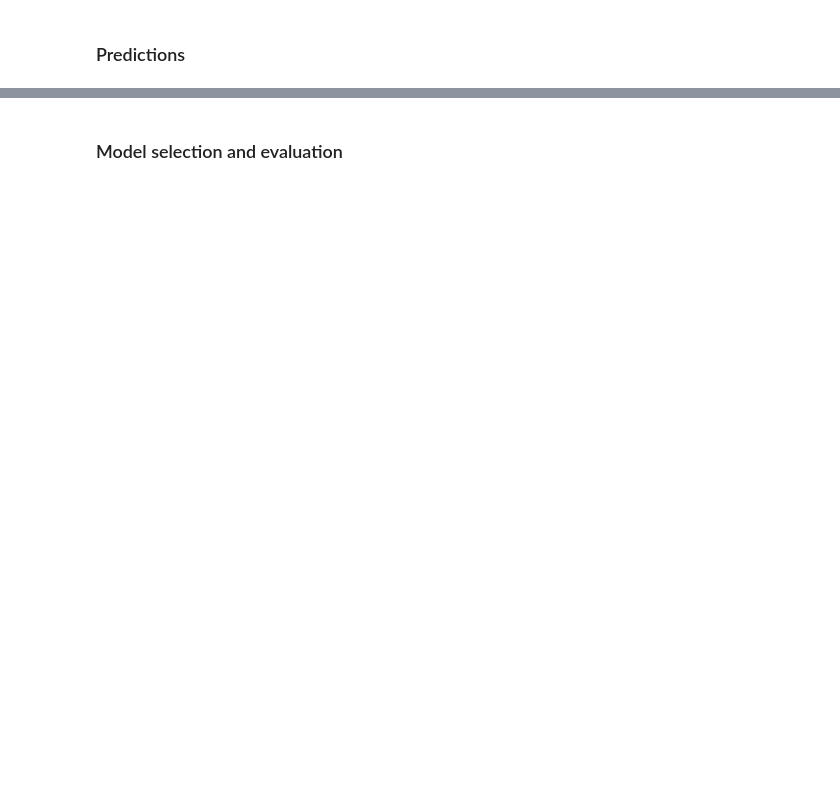
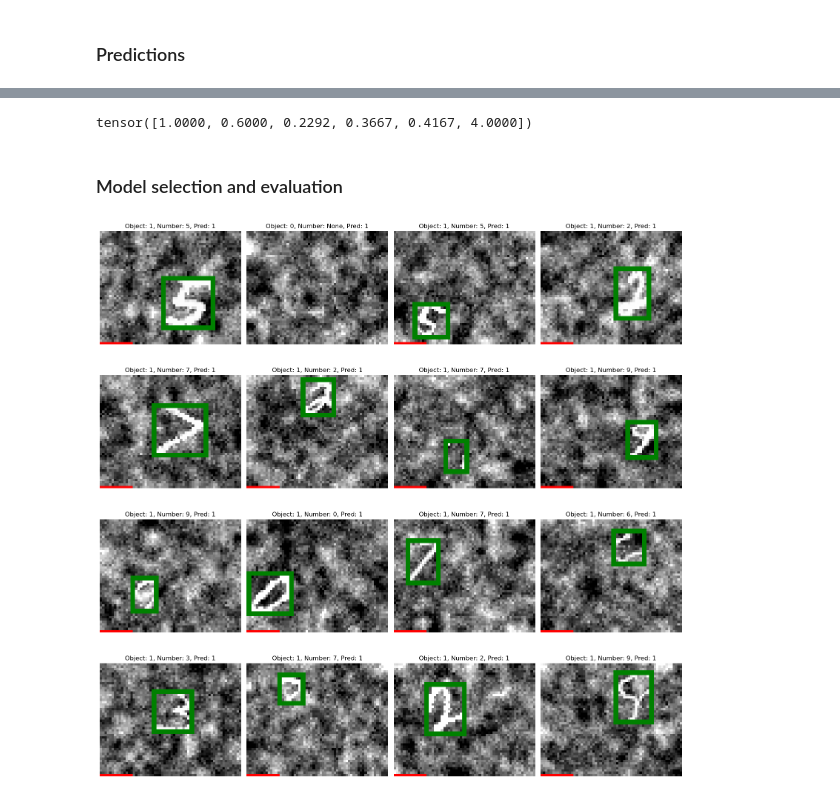
Before and after one commit to JakobBerg-Projects/Object-Detection, a Jupyter notebook: Object_localization_template.ipynb, the cells around one changed output, grey strips where cells are left out. Drawn from its saved outputs; the diff is of its cells as text; code cells hidden in the pictures; blank space fills up the shorter version.

```diff
--- a/Object_localization_template.ipynb
+++ b/Object_localization_template.ipynb
@@ -292,3 +323,7 @@ def predict(net, dataloader):
+# %%
+print(train.tensors[1][0])
+# %% [output]
+tensor([1.0000, 0.6000, 0.2292, 0.3667, 0.4167, 4.0000])
 # %% [markdown]
 ### Model selection and evaluation
 # %%
@@ -374,42 +409,3 @@ def compute_accuracy_localization(model, loader, preprocessor, pc_has_sigmoid=Fa
                     correct += 1
 
     return correct / total if total > 0 else 0.0
-# %%
-def pred_vs_actual(dataset, pred, i):
-    img = dataset.tensors[0][i]          # [1,H,W], float [0,1]
-    y   = dataset.tensors[1][i].float()  # [6]
-    H, W = img.shape[-2], img.shape[-1]
-
-    # y[1:5] = (cx, cy, w, h) normalisert
-    box_actual=y[i][1:5].unsqueeze(0)              # [1,4]
-    box_pred=pred[i][1:5].unsqueeze(0)              # [1,4]
-
-    box_actual_xyxy = box_convert(box_actual, "cxcywh", "xyxy")  # [1,4] normalisert
-    box_pred_xyxy = box_convert(box_pred, "cxcywh", "xyxy")  # [1,4] normalisert
-
-    # scale to pixels
-    scale = torch.tensor([W, H, W, H], dtype=torch.float32).unsqueeze(0)
-    box_actual_xyxy = (box_actual_xyxy * scale).to(torch.int64)
-    box_pred_xyxy   = (box_pred_xyxy * scale).to(torch.int64)
-
-    # prepare image
-    img_u8 = (img.clamp(0,1) * 255).to(torch.uint8).repeat(3,1,1)
-
-    # hvis ingen objekt
-    if int(y[0].item()) == 0:
-        return img_u8.permute(1,2,0).numpy(), 0, None
-
-    # draw both boxes
-    boxes = torch.cat([box_actual_xyxy, box_pred_xyxy], dim=0)
-    colors = ["green", "red"]
-
-    drawn = torchvision.utils.draw_bounding_boxes(
-        img_u8,
-        boxes,
-        colors=colors,
-        width=2
-    )
-    true_label = torch.argmax(y[5:]).item()
-    pred_label = torch.argmax(pred[i][5:]).item()
-
-    return drawn.permute(1,2,0).numpy(), true_label, pred_label
@@ -417,33 +481,35 @@ def pred_vs_actual(dataset, pred, i):
 def show_samples(model, ds, preprocessor, n=7, device="cpu"):
     model.eval()
 
     images = ds.tensors[0][:n].to(device)
 
     with torch.no_grad():
         try:
             x = preprocessor(images)
         except TypeError:
             x = preprocessor(images, None)
 
         preds = model(x).cpu()
 
     cols = 4
     rows = math.ceil(n / cols)
 
     fig, axes = plt.subplots(rows, cols, figsize=(4*cols, 4*rows))
     axes = axes.flatten()
 
     for i in range(n):
-        img, cls, number = pred_vs_actual(ds, preds, i)
+        img, pc, pred_label, true_label = pred_vs_actual(ds, preds, i)
 
         axes[i].imshow(img)
-        axes[i].set_title(f"Object: {cls}, Number: {number}")
+        axes[i].set_title(f"Object: {pc}, Number: {true_label}, Pred: {pred_label}")
         axes[i].axis("off")
 
     for j in range(n, len(axes)):
         axes[j].axis("off")
 
     plt.tight_layout()
     plt.show()
 
-show_samples(net, norm_val, lambda x: x.to(device), n=16, device=device)
+show_samples(net, val, lambda x: x.to(device), n=16, device=device)
+# %% [output]
+[figure, added]
```
Also changed, not shown: parts of 6 cells of this notebook.
